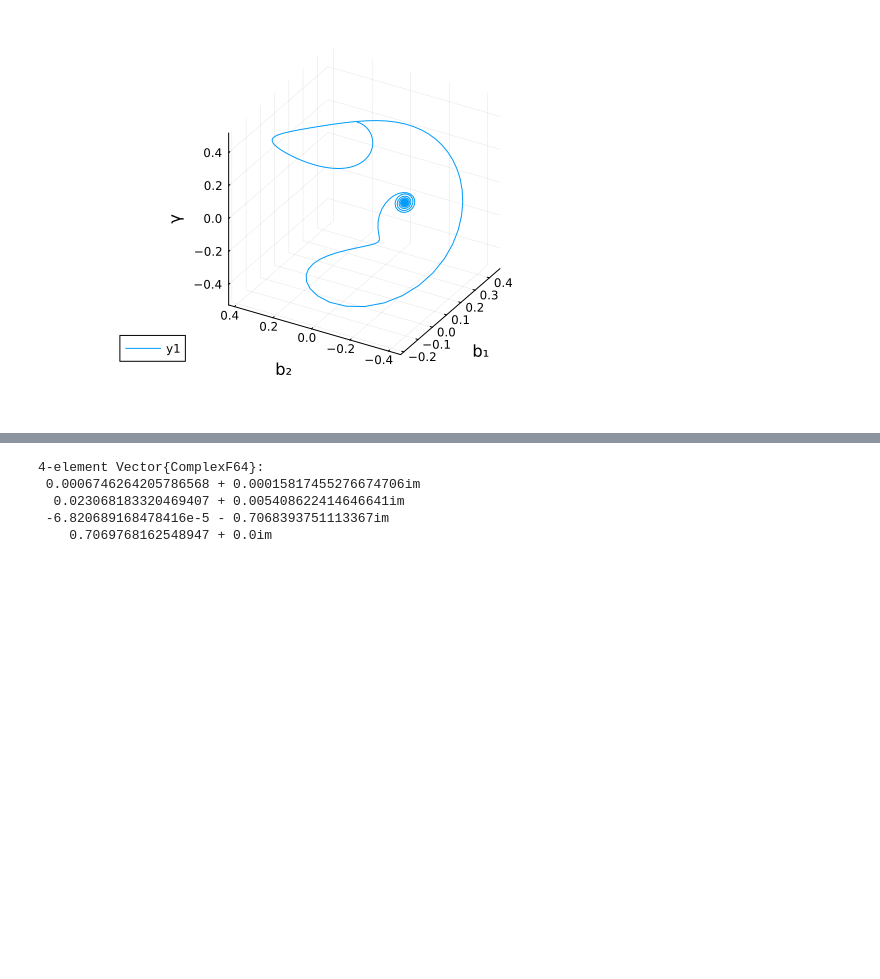
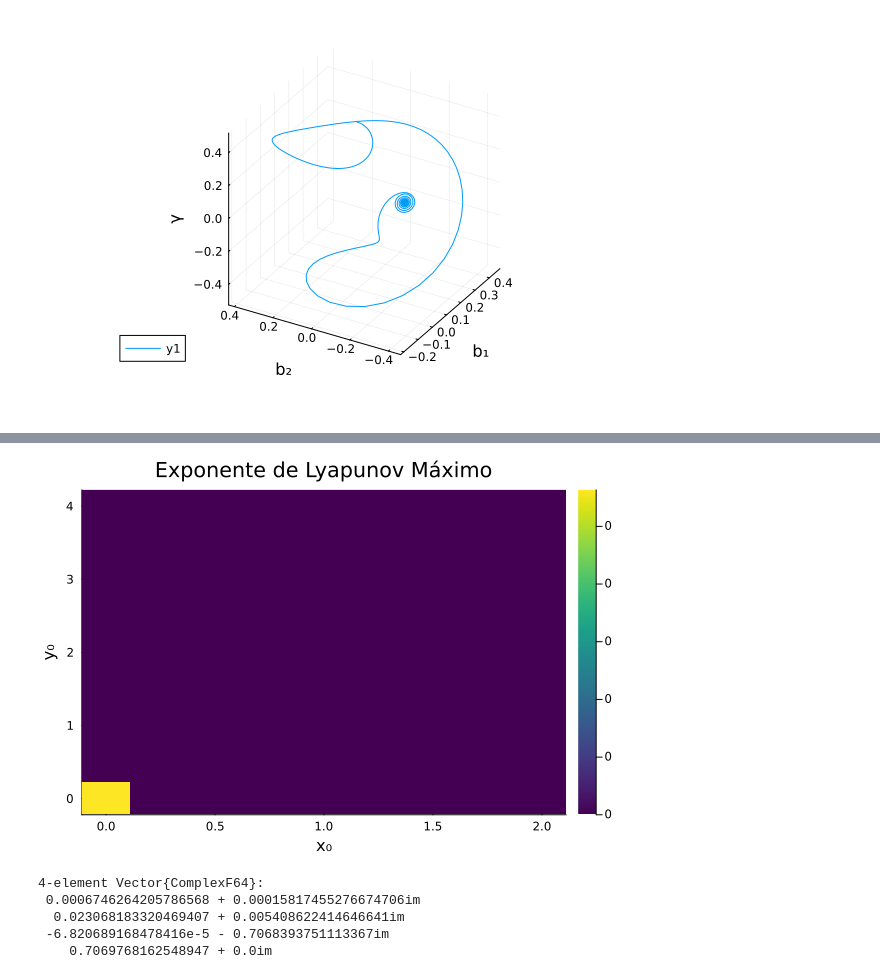
Before and after one commit to LeosEquation/Tesis, a Jupyter notebook: notebooks/OpenDicke/OpenDickeModel.ipynb, the cells around one changed output, grey strips where cells are left out. Drawn from its saved outputs; the diff is of its cells as text; code cells hidden in the pictures; blank space fills up the shorter version.

```diff
--- a/notebooks/OpenDicke/OpenDickeModel.ipynb
+++ b/notebooks/OpenDicke/OpenDickeModel.ipynb
@@ -201,0 +259,21 @@ plot!()
+# %%
+gr()  # o `pyplot()` o cualquier backend
+set_variables("δx", numvars = 4, order = 1)
+
+# Malla de valores para dos parámetros
+x_vals = range(0.0, 2.0, length=10)
+y_vals = range(0.0, 4.0, length=10)
+
+# Matriz para guardar el MLE en cada punto
+lyapunov_map = zeros(length(y_vals), length(x_vals))
+
+# Bucle doble sobre malla
+for (i, y0) in enumerate(y_vals)
+    for (j, x0) in enumerate(x_vals)
+        # Condición inicial o parámetros para lyap_taylorinteg
+        params_temp = [params1 ; x0 ; y0]
+        x0 = rand(4)
+        sol = lyap_taylorinteg(OpenDicke!, x0, 0.0, 1000.0, 20, 1.e-20, params_temp)
+        lyapunov_map[i, j] = sol.λ[end]
+    end
+end
@@ -201,0 +298,7 @@ plot!()
+# %%
+# Heatmap
+heatmap(x_vals, y_vals, lyapunov_map',
+    xlabel="x₀", ylabel="y₀", title="Exponente de Lyapunov Máximo",
+    color=:viridis, clims=(0, maximum(lyapunov_map)))
+# %% [output]
+[figure, added]
```
Also changed, not shown: parts of 32 cells of this notebook.
